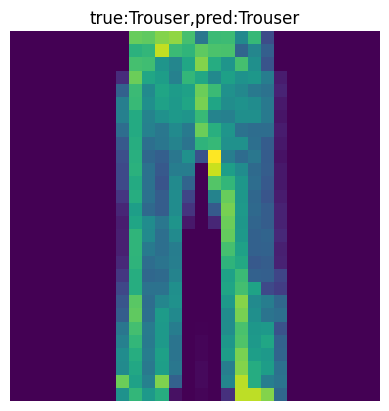
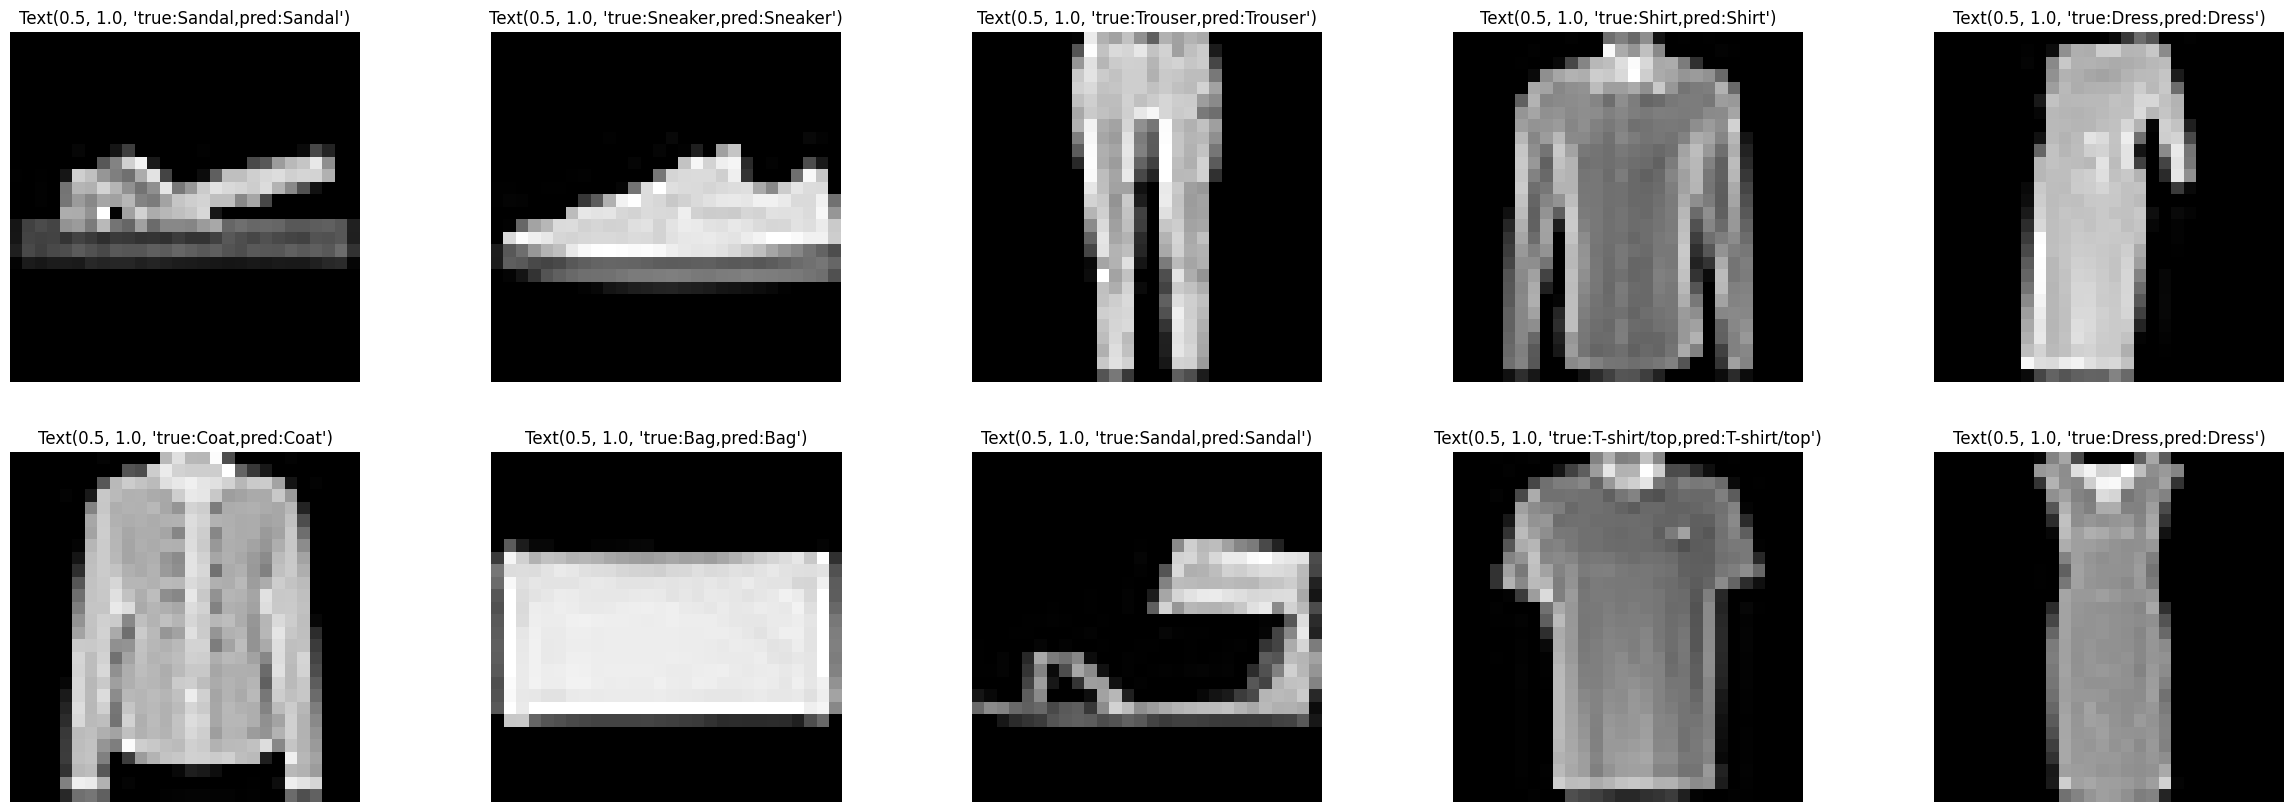
Unified diff of the notebook cell whose output changed from the first chart to the second:
--- before
+++ after
@@ -4,6 +4,13 @@
     y_logit=model(X)
     y_pred=torch.argmax(y_logit,dim=1)
-plt.imshow(X[0].squeeze())
+'''plt.imshow(X[0].squeeze())
 plt.title(f"true:{train_data.classes[y[0]]},pred:{train_data.classes[y_pred[0]]}")
 plt.axis("off")
+plt.show()'''
+
+fig,ax=plt.subplots(2,5,figsize=(30,10))
+for i,ax in enumerate(ax.flat):
+    ax.imshow(X[i].squeeze(),cmap='gray')
+    ax.set_title(plt.title(f"true:{train_data.classes[y[i]]},pred:{train_data.classes[y_pred[i]]}"))
+    ax.axis("off")
 plt.show()

Commit: Fashion-MNIST classifcation